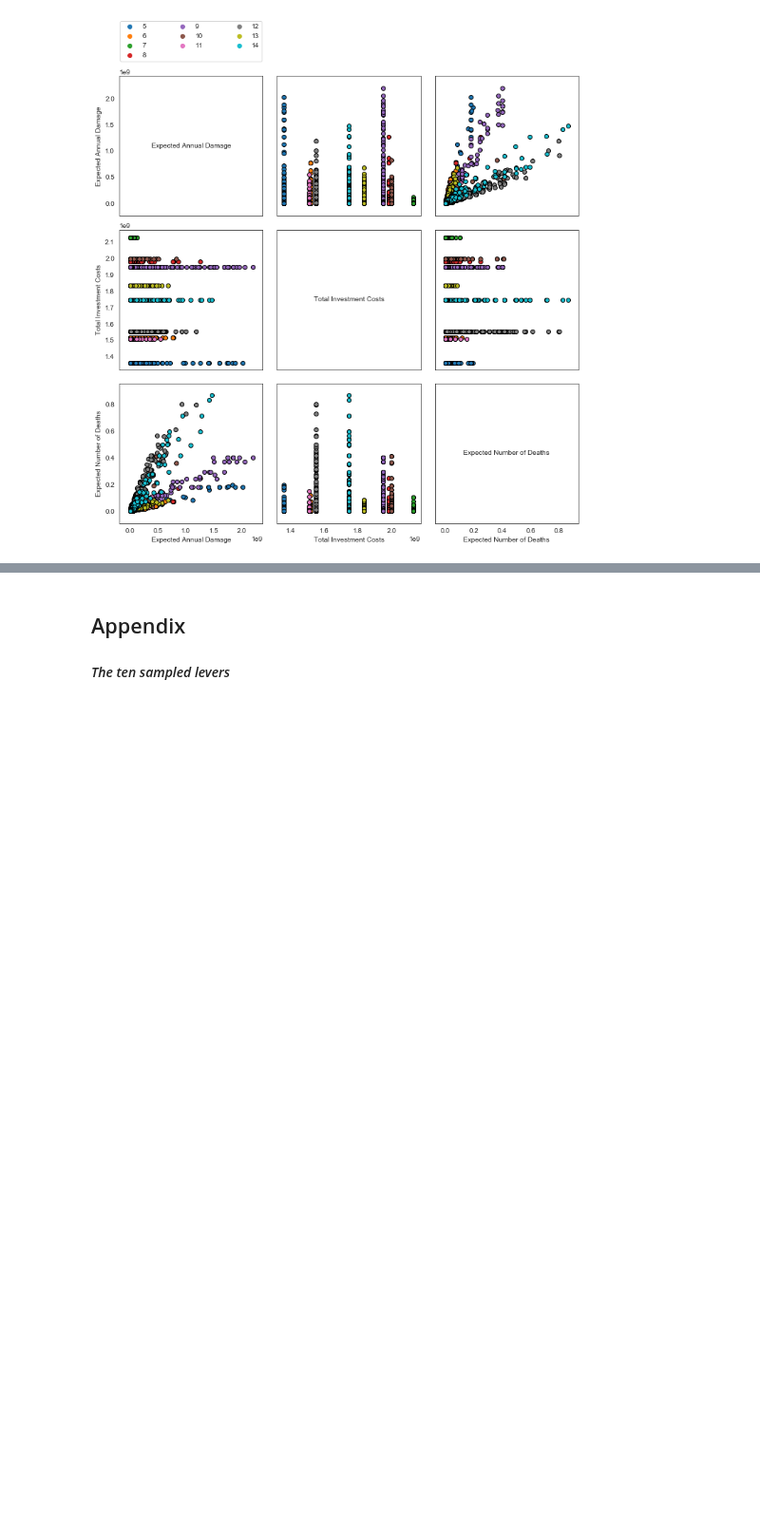
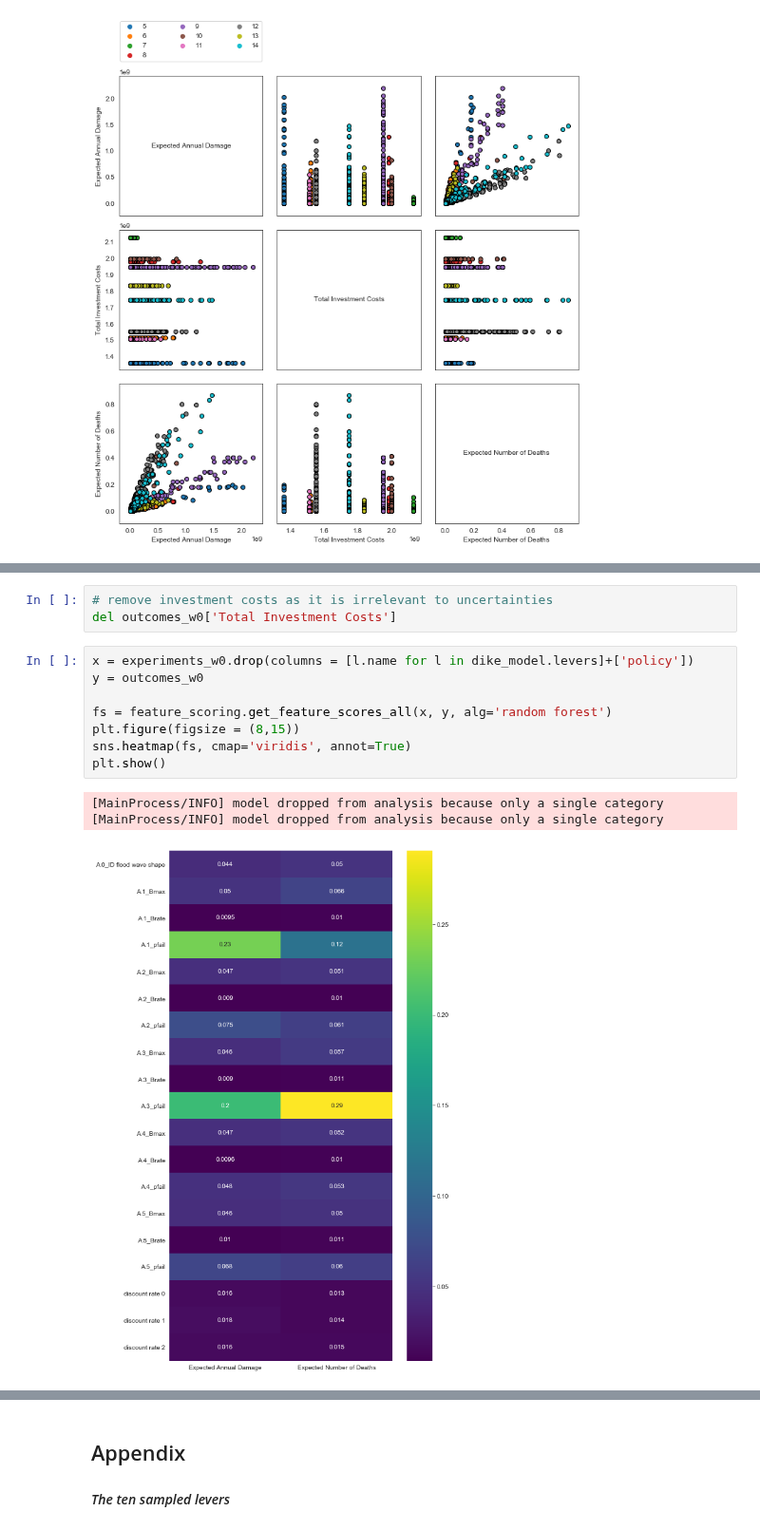
Before and after one commit to pdebiase/MBDM-group-11, a Jupyter notebook: final assignment/Open exploration Uncertainties.ipynb, the cells around one changed output, grey strips where cells are left out. Shown at 95% size. Saved outputs shown, nothing was run; the diff lists cells and outputs as text; blank space fills up the shorter version.

```diff
--- a/final assignment/Open exploration Uncertainties.ipynb
+++ b/final assignment/Open exploration Uncertainties.ipynb
@@ -152,0 +170,15 @@ fig.set_size_inches([12, 12])
+# %%
+# remove investment costs as it is irrelevant to uncertainties
+del outcomes_w0['Total Investment Costs']
+# %%
+x = experiments_w0.drop(columns = [l.name for l in dike_model.levers]+['policy'])
+y = outcomes_w0
+
+fs = feature_scoring.get_feature_scores_all(x, y, alg='random forest')
+plt.figure(figsize = (8,15))
+sns.heatmap(fs, cmap='viridis', annot=True)
+plt.show()
+# %% [output]
+[MainProcess/INFO] model dropped from analysis because only a single category
+[MainProcess/INFO] model dropped from analysis because only a single category
+[figure, added]
```
Also changed, not shown: parts of 18 cells of this notebook, 1 other file.
